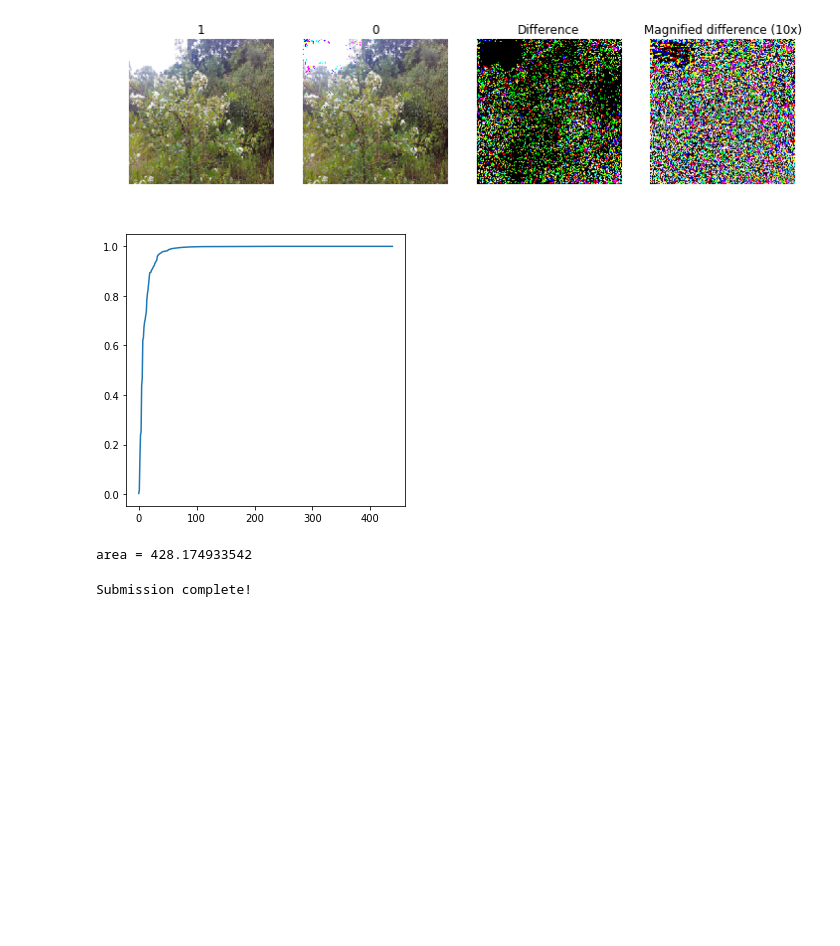
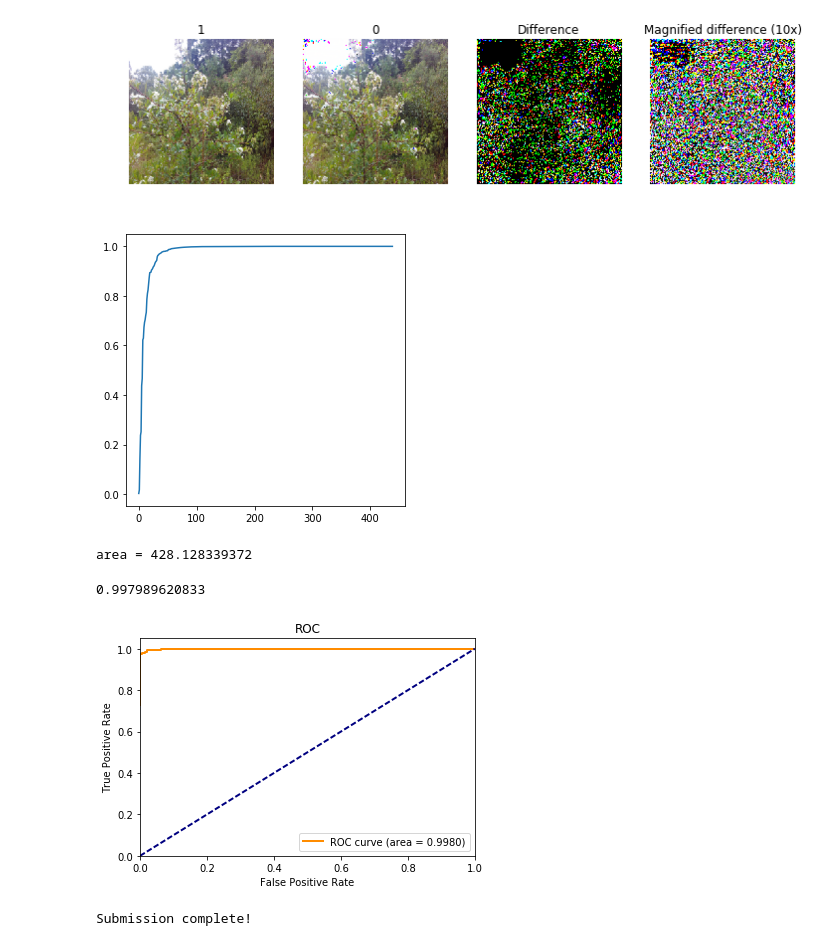
Before and after one commit to christydennison/cs231n-final, a Jupyter notebook: ResNet_Ensemble.ipynb, the cells around one changed output. Saved outputs shown, nothing was run; the diff lists cells and outputs as text; code cells hidden in the pictures; blank space fills up the shorter version.

```diff
--- a/ResNet_Ensemble.ipynb
+++ b/ResNet_Ensemble.ipynb
@@ -547,7 +581,7 @@ def check_accuracy_ensemble(models, loader, scheme='ave'):
         num_correct += (preds == y).sum()
         num_samples += preds.size(0)
 
-        all_preds.append(preds)
+        #all_preds.append(prob_score)
         all_y.append(y)
 
         for i,x_i in enumerate(x):
@@ -555,14 +589,17 @@ def check_accuracy_ensemble(models, loader, scheme='ave'):
                 incorrect_x[preds[i][0]].append(x_i.unsqueeze(0))
             prob_scores_corr.append(prob_score[i][y[i]])
             prob_scores_incorr.append(prob_score[i][1-y[i]])
+            all_preds.append(prob_score[i][1])
 
-    y_true = torch.cat(all_y,0)
-    y_pred = torch.cat(all_preds,0)
-    f1score = f1_score(y_true.numpy(), y_pred.numpy(), average='micro')
+    y_true = torch.cat(all_y,0).numpy()
+    #y_pred = prob_scores_corr
+    fpr, tpr, _ = roc_curve(y_true, all_preds)
+    roc_auc_s = roc_auc_score(y_true, all_preds, average='micro')
+    roc_auc = auc(fpr, tpr)
 
     acc = float(num_correct) / num_samples
     print('Got %d / %d correct (%.2f)' % (num_correct, num_samples, 100 * acc))
-    return acc, incorrect_x, prob_scores_corr, prob_scores_incorr, f1score
+    return acc, incorrect_x, prob_scores_corr, prob_scores_incorr, (roc_auc, fpr, tpr, roc_auc_s)
 # %% [markdown]
 Check validation set against all models
 # %%
@@ -626,10 +662,9 @@ False positives: 1
 F1 score 0.997722095672
 # %%
 model_ensemble = [model_18, model_34, model_50, model_101, model_152, model_vgg]
-acc, incorrects, prob_scores_corr, _, f1score = check_accuracy_ensemble(model_ensemble, dset_loaders["val"], scheme='ave')
+acc, incorrects, prob_scores_corr, _, (roc_auc, fpr, tpr, roc_auc_s) = check_accuracy_ensemble(model_ensemble, dset_loaders["val"], scheme='ave')
 print("False negatives:",len(incorrects[0]))
 print("False positives:",len(incorrects[1]))
-print("F1 score",f1score)
 # %% [output]
 Got 436 / 439 correct (99.32)
 False negatives: 3
@@ -873,11 +907,33 @@ plt.plot(sorted_prob_scores_corr, '-')
 plt.gcf().set_size_inches(5, 5)
 plt.show()
 
-area = simps(sorted_prob_scores_corr, dx=1)
+#area = simps(sorted_prob_scores_corr, dx=1)
+from numpy import trapz
+
+area = trapz(sorted_prob_scores_corr, dx=1)
 print("area =", area)
 # %% [output]
 [figure]
-area = 428.174933542
+area = 428.128339372
+# %%
+print(roc_auc_s)
+# %% [output]
+0.997989620833
+# %%
+plt.figure()
+lw = 2
+plt.plot(fpr, tpr, color='darkorange',
+         lw=lw, label='ROC curve (area = %0.4f)' % roc_auc)
+plt.plot([0, 1], [0, 1], color='navy', lw=lw, linestyle='--')
+plt.xlim([0.0, 1.0])
+plt.ylim([0.0, 1.05])
+plt.xlabel('False Positive Rate')
+plt.ylabel('True Positive Rate')
+plt.title('ROC')
+plt.legend(loc="lower right")
+plt.show()
+# %% [output]
+[figure, added]
 # %%
 from TestModelEnsemble import TestModelEnsemble
 
```
Also changed, not shown: parts of 9 cells of this notebook, 1 other file.
